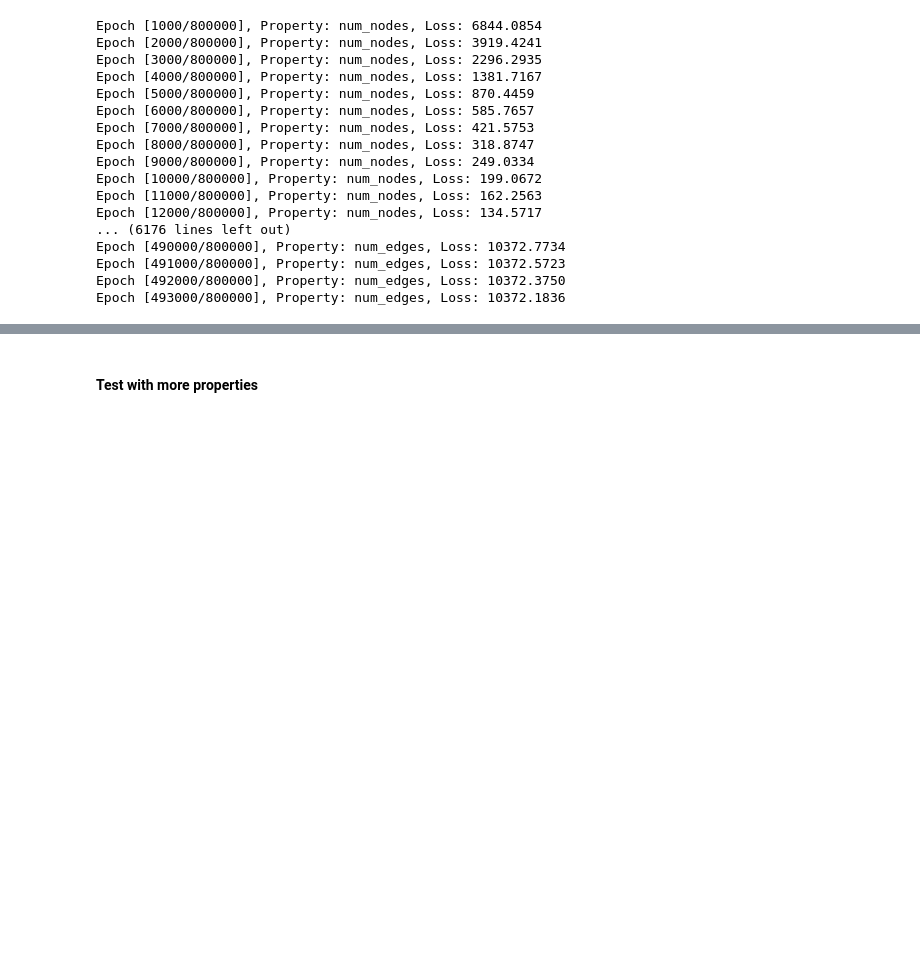
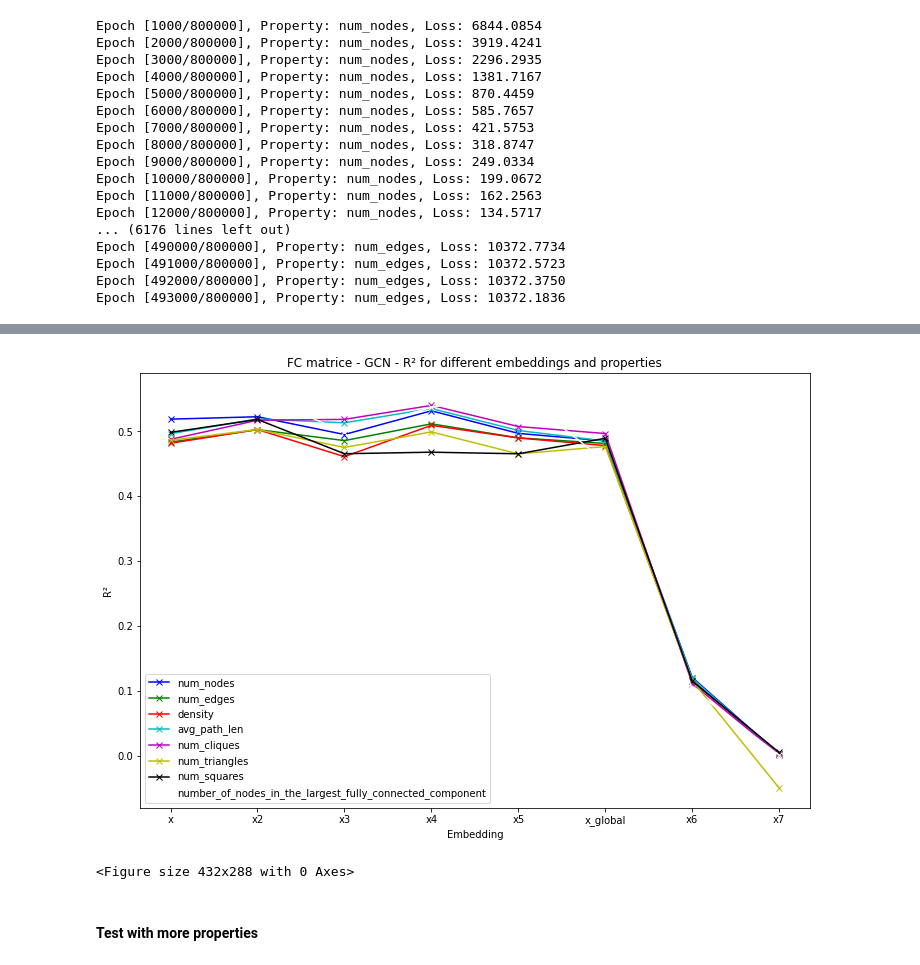
Before and after one commit to TomPelletreauDuris/Probing-GNN-representations, a Jupyter notebook: FC_probing_GAT.ipynb, the cells around one changed output, grey strips where cells are left out. Saved outputs shown, nothing was run; the diff lists cells and outputs as text; code cells hidden in the pictures; blank space fills up the shorter version.

```diff
--- a/FC_probing_GAT.ipynb
+++ b/FC_probing_GAT.ipynb
@@ -102,4 +155,4 @@ Epoch: 150, Loss: 0.052, Test Loss: 0.898, Train Acc: 1.000 Test Acc: 0.618
 Model saved in: models/FC_GATserver2.pt
 # %%
 #load the model
-gnn.load_model(path="models/"+DATASET+"_"+MODEL+"server2.pt", map_location=torch.device('cpu'))
+gnn.load_model(path="models/"+DATASET+"_"+MODEL+"server2.pt")
@@ -193,11 +210,11 @@ train_properties[0:5]
 # %%
 import pickle as pkl
 # save the properties in a file
-with open("results/"+DATASET+"_"+MODEL+"_train_properties.pkl", "wb") as f:
-    pkl.dump(train_properties, f)
+# with open("results/"+DATASET+"_"+MODEL+"_train_properties.pkl", "wb") as f:
+#     pkl.dump(train_properties, f)
 
-with open("results/"+DATASET+"_"+MODEL+"_test_properties.pkl", "wb") as f:
-    pkl.dump(test_properties, f)
+# with open("results/"+DATASET+"_"+MODEL+"_test_properties.pkl", "wb") as f:
+#     pkl.dump(test_properties, f)
 
 #load the properties
 with open("results/"+DATASET+"_"+MODEL+"_train_properties.pkl", "rb") as f:
@@ -429,34 +447,37 @@ import matplotlib.pyplot as plt
 
 # Assuming results, embeddings, and other necessary variables are defined as in your context
 property_names = ['num_nodes', 'num_edges', 'density', 'avg_path_len', 'num_cliques', 'num_triangles', 'num_squares', 'number_of_nodes_in_the_largest_fully_connected_component']
-embeddings_names = ['x1', 'x2', 'x3', 'x4', 'x5', 'x_global', 'x6', 'x7']
+embeddings_names = ['x', 'x2', 'x3', 'x4', 'x5', 'x_global', 'x6', 'x7']
 colors = ['b', 'g', 'r', 'c', 'm', 'y', 'k', 'w']
 
 plt.figure(figsize=(12, 8))
 
 for i, property_name in enumerate(property_names):
     x_points = []
     y_points = []
     for j, embedding in enumerate(embeddings):
         name_of_embedding = embeddings_names[j]
         train_r2 = results[(name_of_embedding, property_name)][2]
         if train_r2 < -0.05:  # Handle negative R² values
             train_r2 = -0.05
         x_points.append(j)
         y_points.append(train_r2)
 
     # Plotting the line for the current property
     plt.plot(x_points, y_points, label=property_name, color=colors[i], marker='x')
 
 plt.xticks(range(len(embeddings)), embeddings_names)
 plt.xlabel('Embedding')
 plt.ylabel('R²')
 plt.legend()
 plt.title('FC matrice - GCN - R² for different embeddings and properties')
 plt.show()
 
 #save the plot
 plt.savefig('results/'+DATASET+'_'+MODEL+'train_R2.png')
+# %% [output]
+[figure, added]
+<Figure size 432x288 with 0 Axes>
 # %% [markdown]
 #### Test with more properties
 # %%
```
Also changed, not shown: parts of 17 cells of this notebook, 16 other files.
